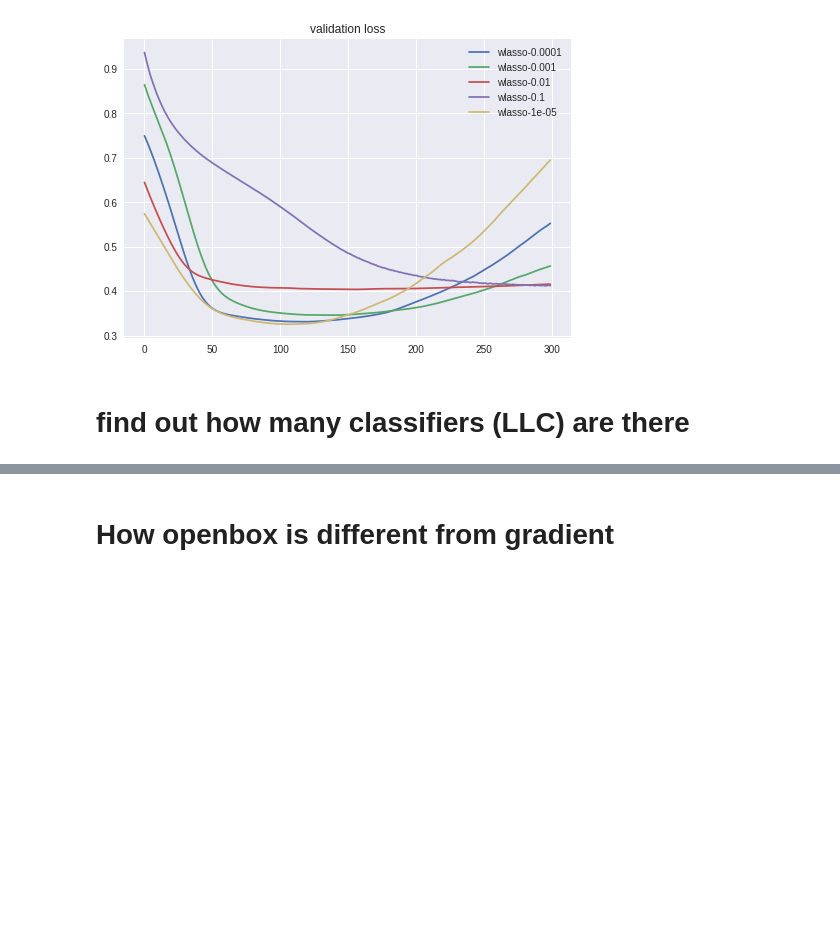
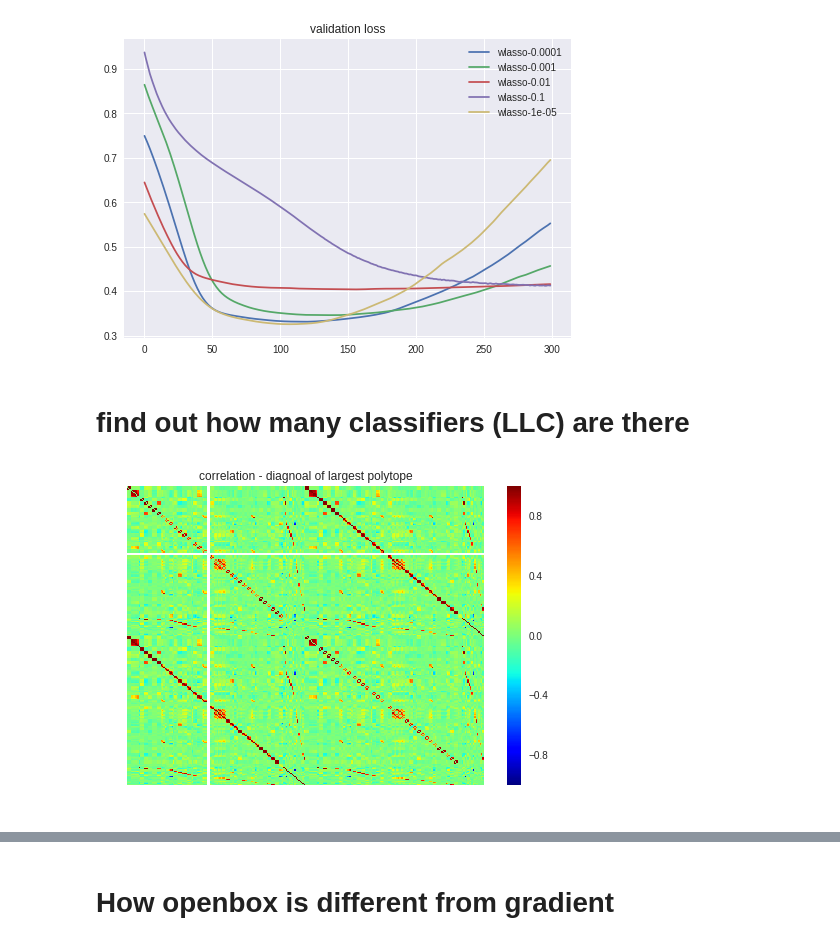
Before and after one commit to nathanwang000/OpenboxEYE, a Jupyter notebook: Eval.ipynb, the cells around one changed output, grey strips where cells are left out. Saved outputs shown, nothing was run; the diff lists cells and outputs as text; code cells hidden in the pictures; blank space fills up the shorter version.

```diff
--- a/Eval.ipynb
+++ b/Eval.ipynb
@@ -52,3 +61,13 @@ m = Mimic2(duplicate=1)
 train_data = TensorDataset(*map(lambda x: x.data, prepareData(m.xtrain, m.ytrain)))
 train_loader = DataLoader(train_data, batch_size=64, shuffle=True)
+# %%
+m = Mimic2(duplicate=1, noise=0.1)
+
+corr = np.corrcoef(m.xte.T) # m.xtrain.T
+plt.title('correlation - diagnoal of largest polytope')
+sns.heatmap(corr - np.diag(np.diag(corr)), cmap='jet')
+plt.axis('off')
+plt.show()
+# %% [output]
+[figure, added]
 # %%
```
Also changed, not shown: parts of 8 cells of this notebook, 2 other files.
